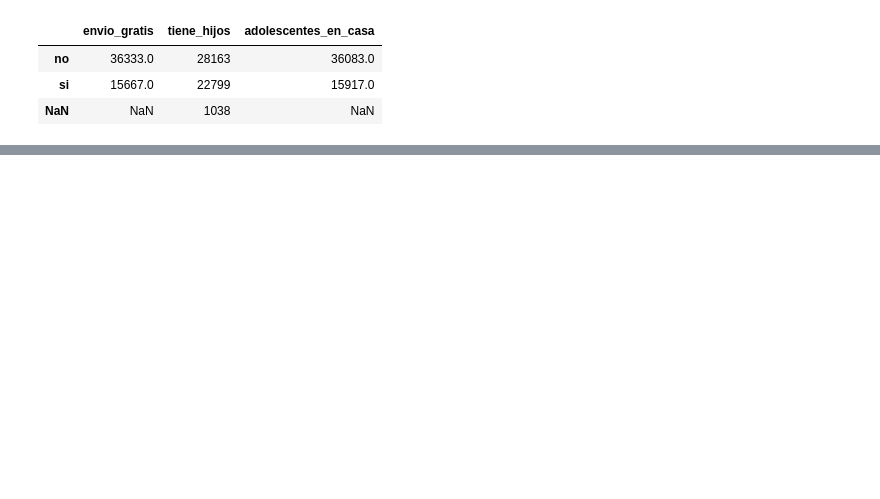
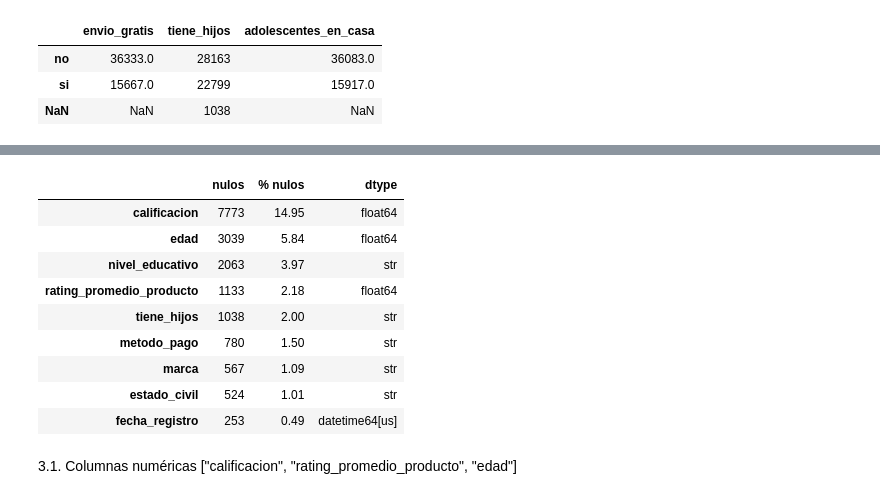
Before and after one commit to FM-Luque/4.DataProyect_Proyecto_Final, a Jupyter notebook: notebooks/02_limpieza_transformacion.ipynb, the cells around one changed output, grey strips where cells are left out. Drawn from its saved outputs; the diff is of its cells as text; code cells hidden in the pictures; blank space fills up the shorter version.

```diff
--- a/notebooks/02_limpieza_transformacion.ipynb
+++ b/notebooks/02_limpieza_transformacion.ipynb
@@ -449,0 +505,34 @@ val_unicos_mod
+# %%
+def resumen_nulos(df):
+    """
+    Devuelve un resumen de las columnas con valores nulos:
+    cantidad, porcentaje y tipo de dato.
+    """
+    nulos = df.isna().sum()
+    nulos = nulos[nulos > 0]
+
+    nulos_pct = (df.isna().mean() * 100).round(2)
+    nulos_pct = nulos_pct[nulos_pct.index.isin(nulos.index)]
+
+    resumen = pd.DataFrame({
+        'nulos': nulos,
+        '% nulos': nulos_pct,
+        'dtype': df.dtypes[nulos.index]
+    }).sort_values('% nulos', ascending=False)
+
+    return resumen
+# %%
+resumen_nulos(df)
+# %% [output]
+|  | nulos | % nulos | dtype |
+| calificacion | 7773 | 14.95 | float64 |
+| edad | 3039 | 5.84 | float64 |
+| nivel_educativo | 2063 | 3.97 | str |
+| rating_promedio_producto | 1133 | 2.18 | float64 |
+| tiene_hijos | 1038 | 2.00 | str |
+| metodo_pago | 780 | 1.50 | str |
+| marca | 567 | 1.09 | str |
+| estado_civil | 524 | 1.01 | str |
+| fecha_registro | 253 | 0.49 | datetime64[us] |
+# %% [markdown]
+3.1. Columnas numéricas ["calificacion", "rating_promedio_producto", "edad"]
```
Also changed, not shown: parts of 48 cells of this notebook.
